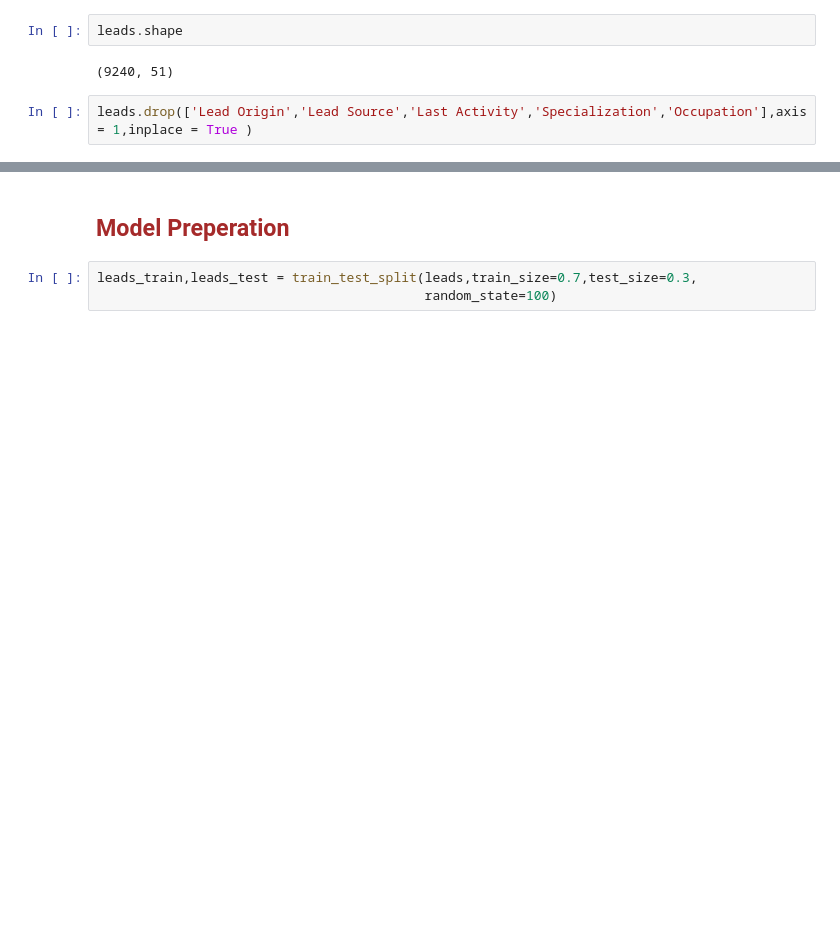
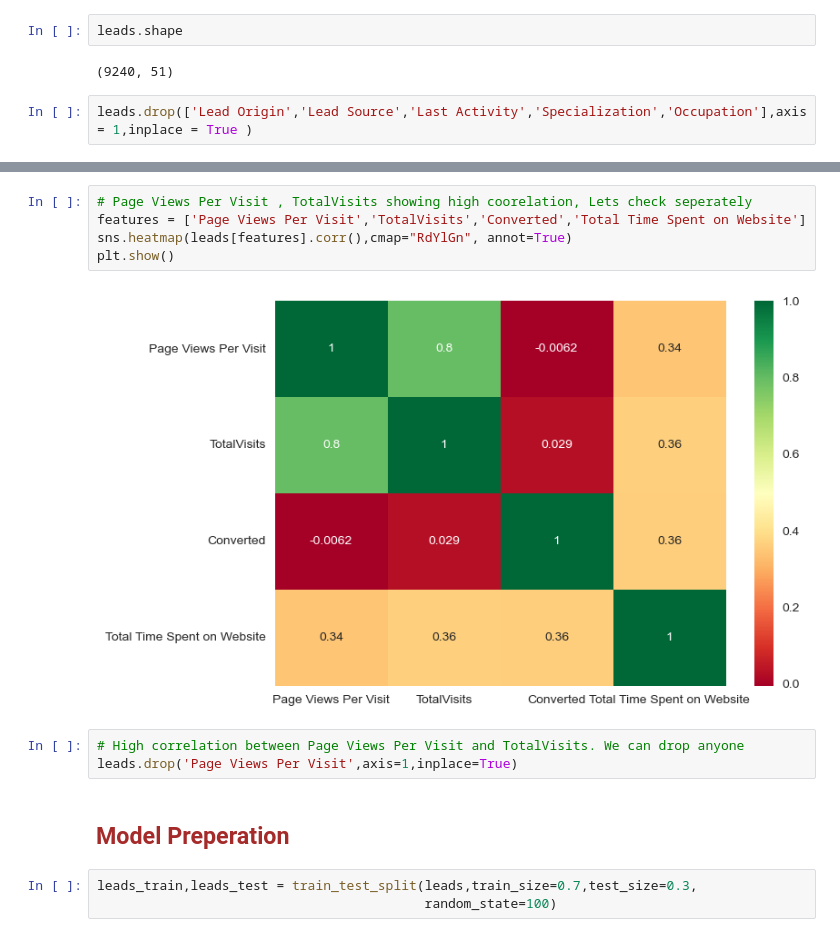
Before and after one commit to ankanroy92in/X_Education, a Jupyter notebook: X_Education.ipynb, the cells around one changed output, grey strips where cells are left out. Saved outputs shown, nothing was run; the diff lists cells and outputs as text; blank space fills up the shorter version.

```diff
--- a/X_Education.ipynb
+++ b/X_Education.ipynb
@@ -938,3 +927,13 @@ leads[columns_to_scale]
+# %%
+# Page Views Per Visit , TotalVisits showing high coorelation, Lets check seperately
+features = ['Page Views Per Visit','TotalVisits','Converted','Total Time Spent on Website']
+sns.heatmap(leads[features].corr(),cmap="RdYlGn", annot=True)
+plt.show()
+# %% [output]
+[figure, added]
+# %%
+# High correlation between Page Views Per Visit and TotalVisits. We can drop anyone
+leads.drop('Page Views Per Visit',axis=1,inplace=True)
 # %% [markdown]
 ## <h2 align="left"> <font color='brown'>Model Preperation</font></h2>
 # %%
```
Also changed, not shown: parts of 32 cells of this notebook.
